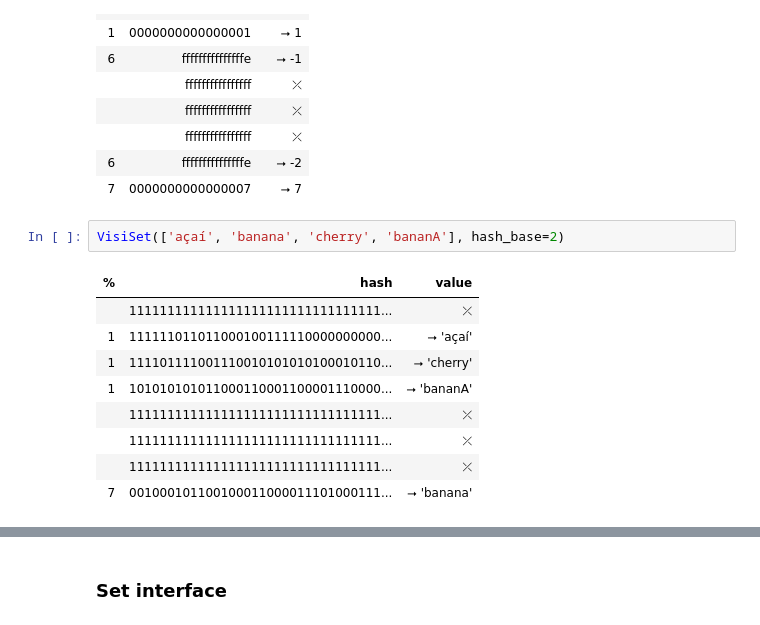
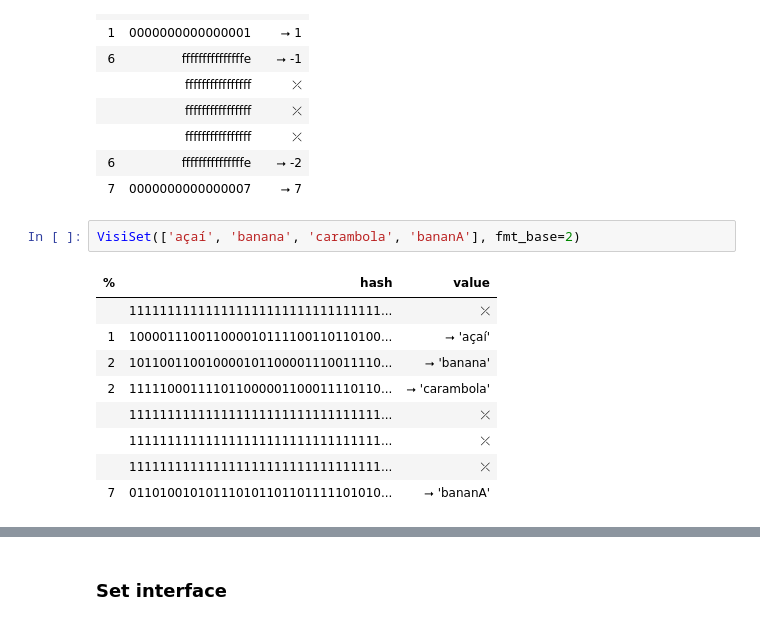
Before and after one commit to ramalho/set-power, a Jupyter notebook: visible-set/visible_set.ipynb, the cells around one changed output, grey strips where cells are left out. Drawn from its saved outputs; the diff is of its cells as text.

```diff
--- a/visible-set/visible_set.ipynb
+++ b/visible-set/visible_set.ipynb
@@ -34,17 +44,17 @@ VisiSet([0, 1, 7, -2, -1])
 | 6 | fffffffffffffffe | ⭢ -2 |
 | 7 | 0000000000000007 | ⭢ 7 |
 # %%
-VisiSet(['açaí', 'banana', 'cherry', 'bananA'], hash_base=2)
+VisiSet(['açaí', 'banana', 'carambola', 'bananA'], fmt_base=2)
 # %% [output]
 | % | hash | value |
 |  | 111111111111111111111111111111111... | ⤫ |
-| 1 | 111111011011000100111110000000000... | ⭢ 'açaí' |
-| 1 | 111101111001110010101010100010110... | ⭢ 'cherry' |
-| 1 | 101010101011000110001100001110000... | ⭢ 'bananA' |
+| 1 | 100001110011000010111100110110100... | ⭢ 'açaí' |
+| 2 | 101100110010000101100001110011110... | ⭢ 'banana' |
+| 2 | 111110001111011000001100011110110... | ⭢ 'carambola' |
 |  | 111111111111111111111111111111111... | ⤫ |
 |  | 111111111111111111111111111111111... | ⤫ |
 |  | 111111111111111111111111111111111... | ⤫ |
-| 7 | 001000101100100011000011101000111... | ⭢ 'banana' |
+| 7 | 011010010101110101101101111101010... | ⭢ 'bananA' |
 # %%
 VisiSet([3.14, True, (1, 2), frozenset({10, 20}), 'Lua'])
 # %% [output]
```
Also changed, not shown: parts of 15 cells of this notebook, 4 other files.
